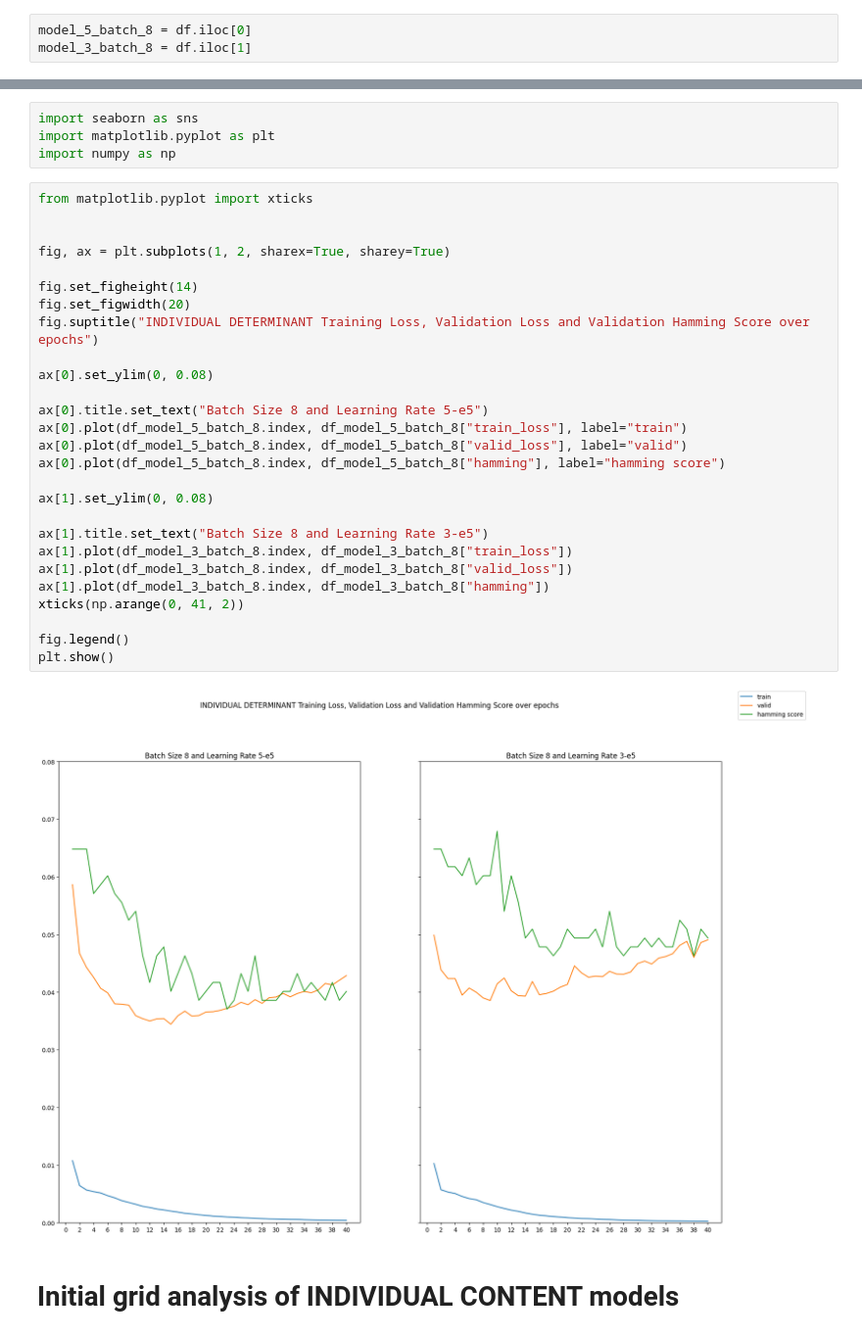
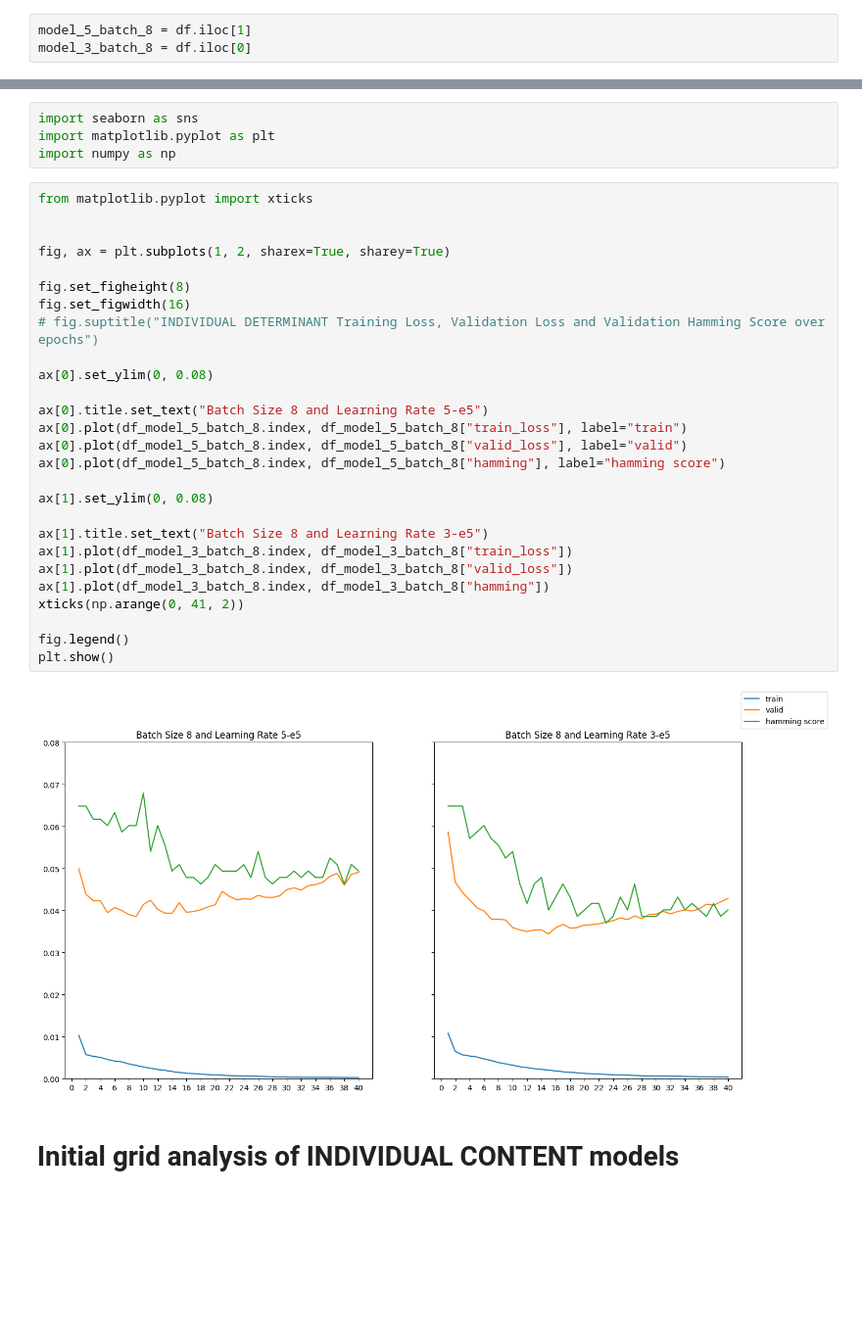
Before and after one commit to alberto-lorente/RorschIA_07-04, a Jupyter notebook: Gridsearch results/Final candidate models/Analysis of Gridserch Results.ipynb, the cells around one changed output, grey strips where cells are left out. Shown at 98% size. Cells and saved outputs as stored; diff of their text form; blank space fills up the shorter version.

Commit message:
updated graphs

```diff
--- a/Gridsearch results/Final candidate models/Analysis of Gridserch Results.ipynb
+++ b/Gridsearch results/Final candidate models/Analysis of Gridserch Results.ipynb
@@ -96,8 +96,8 @@ We can scratch bath size 64 since we would need a higher learning rate and we ma
 # %% [markdown]
 ## Visualizing the candidate models
 # %%
-model_5_batch_8 = df.iloc[0]
-model_3_batch_8 = df.iloc[1]
+model_5_batch_8 = df.iloc[1]
+model_3_batch_8 = df.iloc[0]
 # %%
 model_3_batch_8.keys()
 # %% [output]
@@ -150,32 +145,32 @@ import numpy as np
 # %%
 from matplotlib.pyplot import xticks
 
 
 fig, ax = plt.subplots(1, 2, sharex=True, sharey=True)
 
-fig.set_figheight(14)
-fig.set_figwidth(20)
-fig.suptitle("INDIVIDUAL DETERMINANT Training Loss, Validation Loss and Validation Hamming Score over epochs")
+fig.set_figheight(8)
+fig.set_figwidth(16)
+# fig.suptitle("INDIVIDUAL DETERMINANT Training Loss, Validation Loss and Validation Hamming Score over epochs")
 
 ax[0].set_ylim(0, 0.08)
 
 ax[0].title.set_text("Batch Size 8 and Learning Rate 5-e5")
 ax[0].plot(df_model_5_batch_8.index, df_model_5_batch_8["train_loss"], label="train")
 ax[0].plot(df_model_5_batch_8.index, df_model_5_batch_8["valid_loss"], label="valid")
 ax[0].plot(df_model_5_batch_8.index, df_model_5_batch_8["hamming"], label="hamming score")
 
 ax[1].set_ylim(0, 0.08)
 
 ax[1].title.set_text("Batch Size 8 and Learning Rate 3-e5")
 ax[1].plot(df_model_3_batch_8.index, df_model_3_batch_8["train_loss"])
 ax[1].plot(df_model_3_batch_8.index, df_model_3_batch_8["valid_loss"])
 ax[1].plot(df_model_3_batch_8.index, df_model_3_batch_8["hamming"])
 xticks(np.arange(0, 41, 2))
 
 fig.legend()
 plt.show()
 # %% [output]
-[figure, old version]
+[figure, new version]
 # %% [markdown]
 # Initial grid analysis of INDIVIDUAL CONTENT models
 # %%
```
Also changed, not shown: parts of 19 cells of this notebook, 4 other files.
